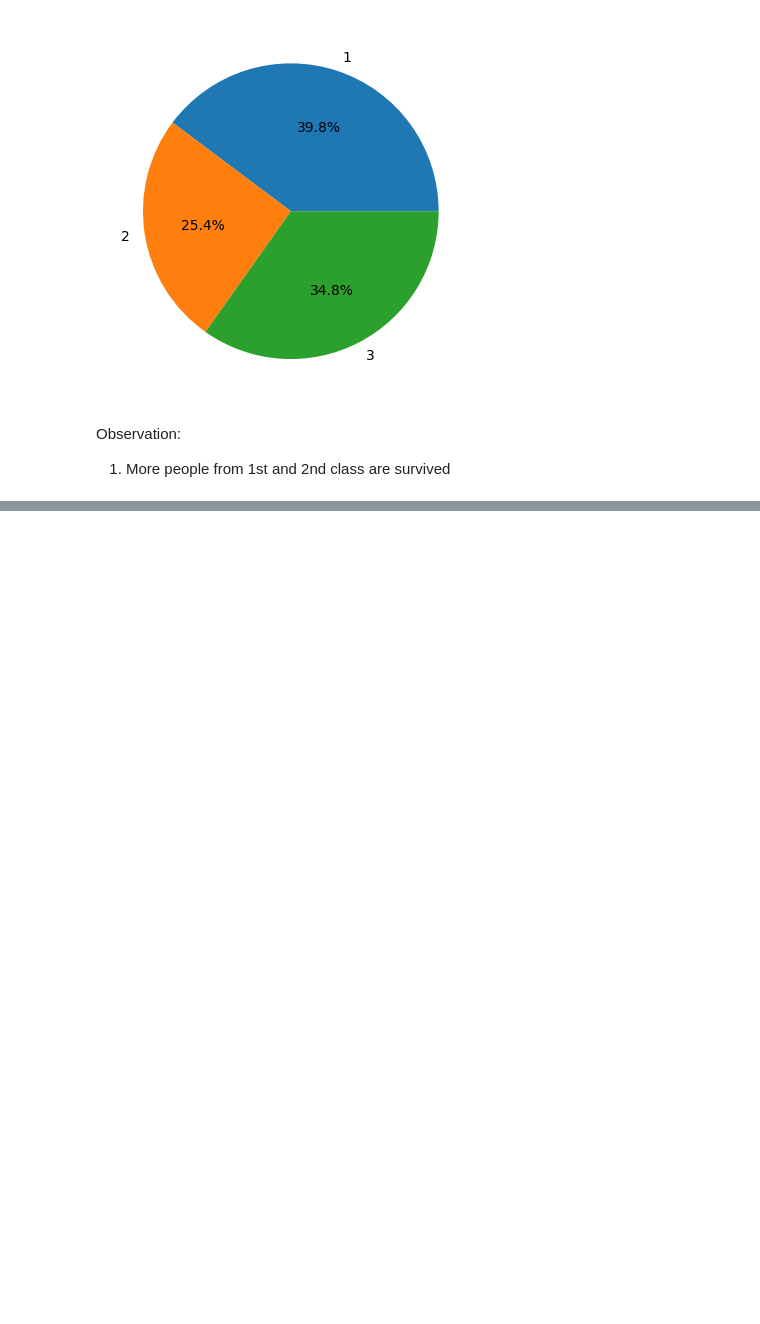
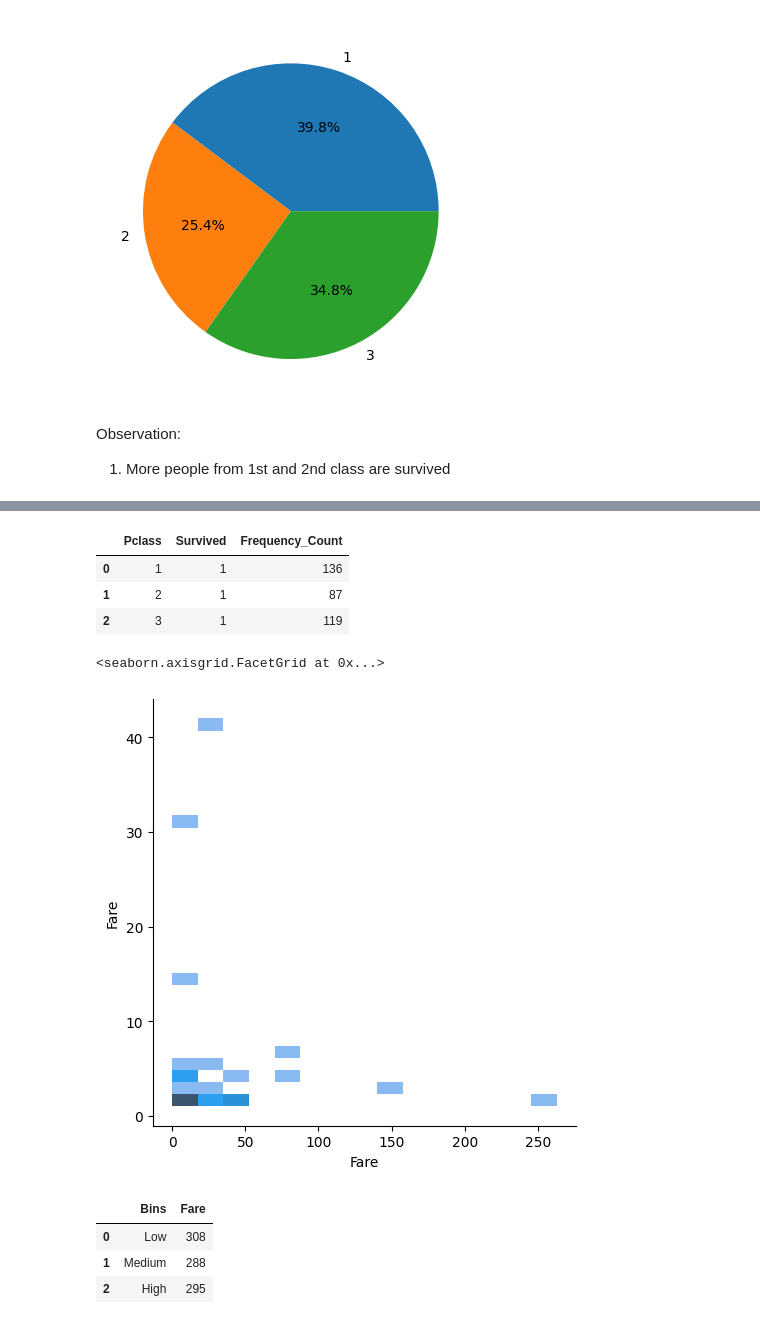
Before and after one commit to AKanshPatel/EDA, a Jupyter notebook: EDA_Titanic_Dataset.ipynb, the cells around one changed output, grey strips where cells are left out. Drawn from its saved outputs; the diff is of its cells as text; code cells hidden in the pictures; blank space fills up the shorter version.

```diff
--- a/EDA_Titanic_Dataset.ipynb
+++ b/EDA_Titanic_Dataset.ipynb
@@ -195,0 +217,12 @@ Observation:
+# %%
+Combine
+# %% [output]
+|  | Pclass | Survived | Frequency_Count |
+| 0 | 1 | 1 | 136 |
+| 1 | 2 | 1 | 87 |
+| 2 | 3 | 1 | 119 |
+# %%
+sns.displot(data=df,x='Fare',y=df['Fare'].value_counts().astype(int))
+# %% [output]
+<seaborn.axisgrid.FacetGrid at 0x...>
+[figure, added]
@@ -195,0 +233,7 @@ Observation:
+# %%
+bin_counts
+# %% [output]
+|  | Bins | Fare |
+| 0 | Low | 308 |
+| 1 | Medium | 288 |
+| 2 | High | 295 |
```
Also changed, not shown: parts of 10 cells of this notebook.
